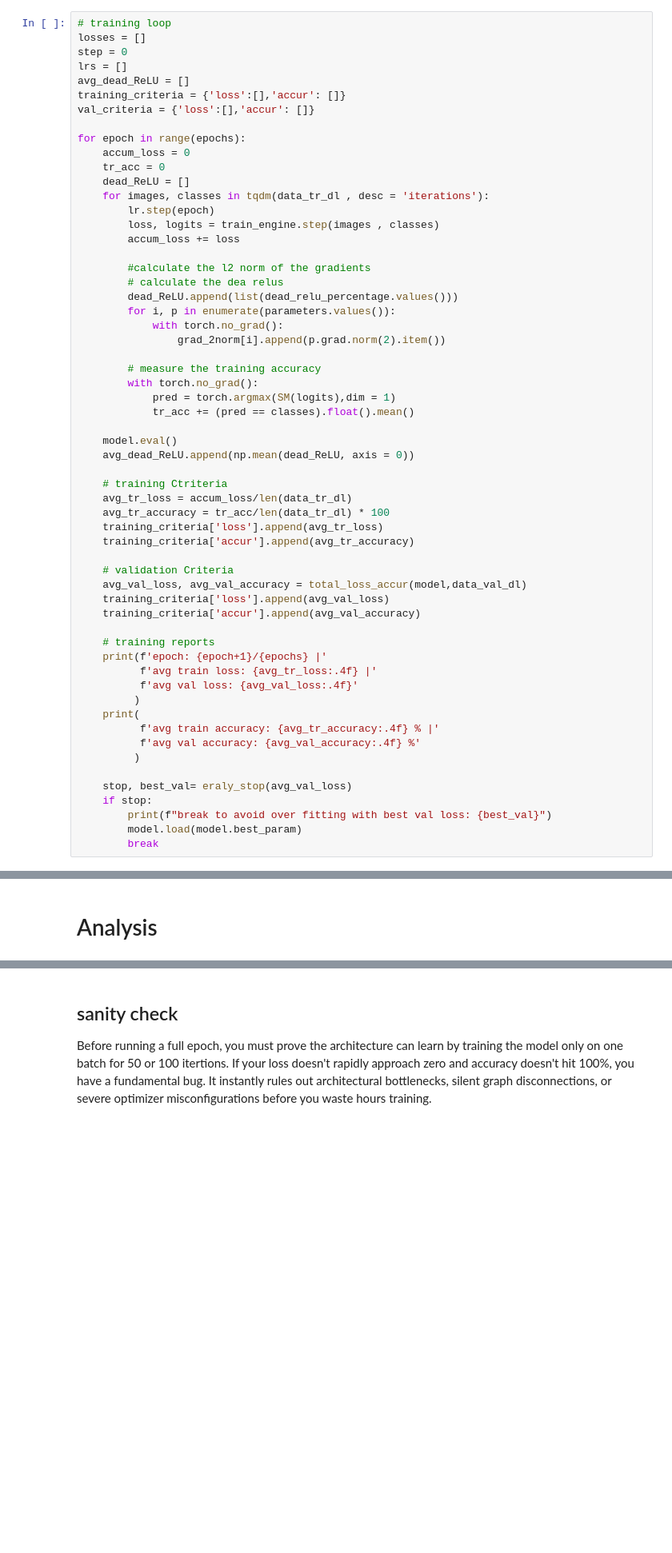
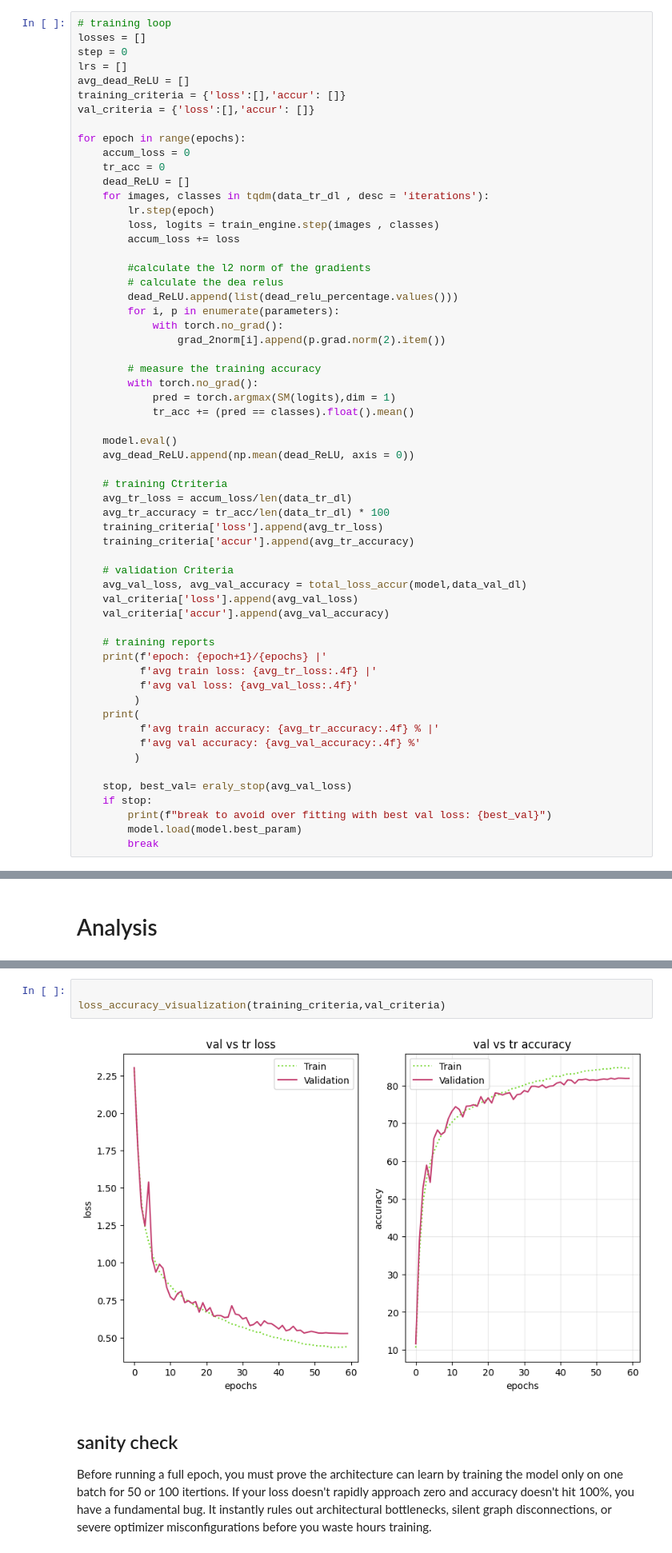
Before and after one commit to LoayMohamedAhmed/Cifar-training-with-CNN, a Jupyter notebook: Notebooks/lenet5_training.ipynb, the cells around one changed output, grey strips where cells are left out. Shown at 80% size. Saved outputs shown, nothing was run; the diff lists cells and outputs as text; blank space fills up the shorter version.

```diff
--- a/Notebooks/lenet5_training.ipynb
+++ b/Notebooks/lenet5_training.ipynb
@@ -729,7 +208,7 @@ for epoch in range(epochs):
         #calculate the l2 norm of the gradients
         # calculate the dea relus
         dead_ReLU.append(list(dead_relu_percentage.values()))
-        for i, p in enumerate(parameters.values()):
+        for i, p in enumerate(parameters):
             with torch.no_grad():
                 grad_2norm[i].append(p.grad.norm(2).item())
 
@@ -749,8 +228,8 @@ for epoch in range(epochs):
 
     # validation Criteria
     avg_val_loss, avg_val_accuracy = total_loss_accur(model,data_val_dl)
-    training_criteria['loss'].append(avg_val_loss)
-    training_criteria['accur'].append(avg_val_accuracy)
+    val_criteria['loss'].append(avg_val_loss)
+    val_criteria['accur'].append(avg_val_accuracy)
 
     # training reports
     print(f'epoch: {epoch+1}/{epochs} |'
@@ -775,3 +282,8 @@ torch.save(model.parameters(),"weights.pt")
+# %%
+
+loss_accuracy_visualization(training_criteria,val_criteria)
+# %% [output]
+[figure, added]
 # %% [markdown]
 ## sanity check
 Before running a full epoch, you must prove the architecture can learn by training the model only on one batch for 50 or 100 itertions.
```
Also changed, not shown: parts of 26 cells of this notebook.
